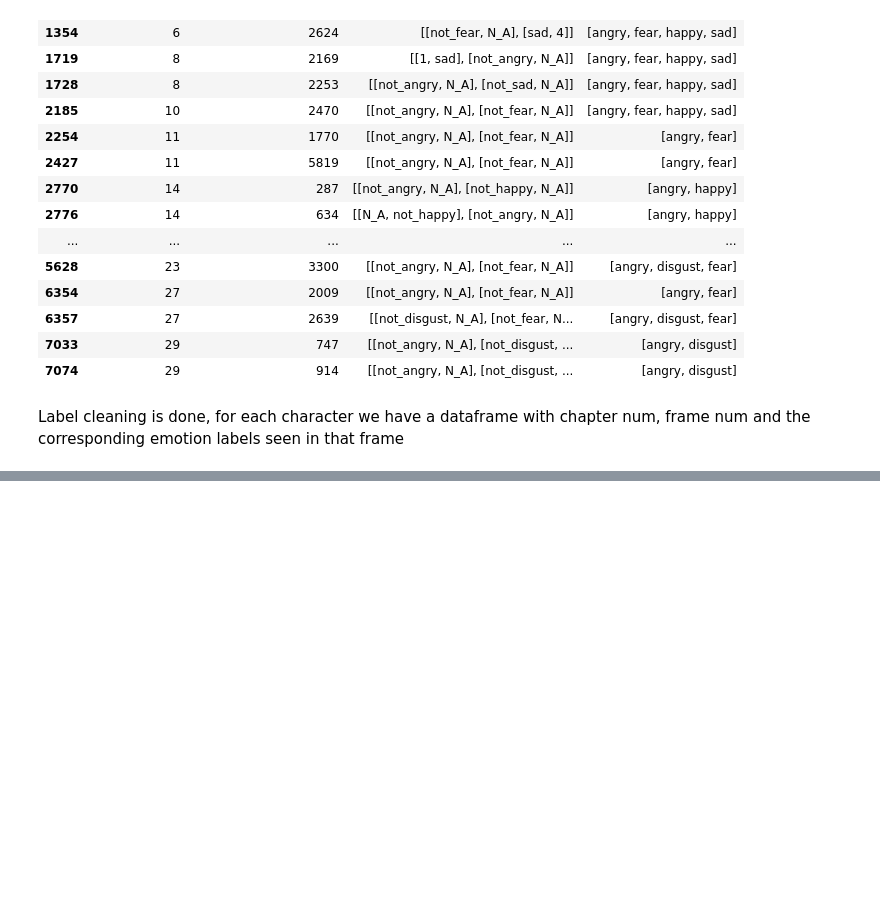
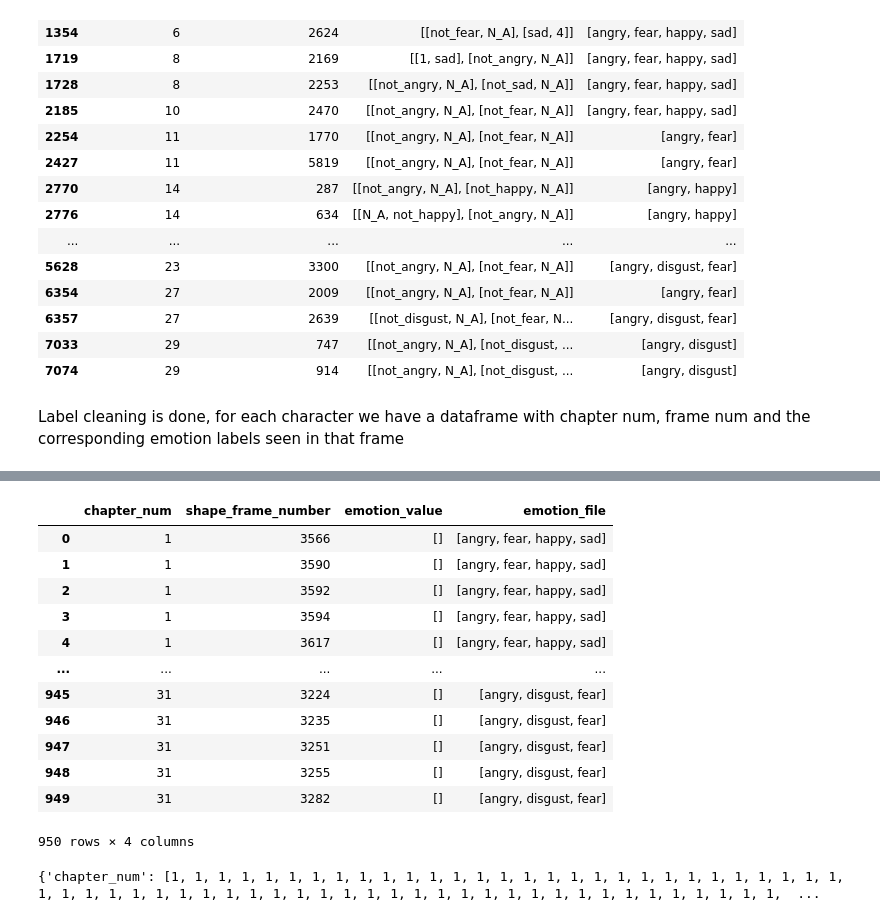
Before and after one commit to SteinwayThor/eeg-features-movies, a Jupyter notebook: EDA_and_Data_Extraction.ipynb, the cells around one changed output, grey strips where cells are left out. Cells and saved outputs as stored; diff of their text form; code cells hidden in the pictures; blank space fills up the shorter version.

```diff
--- a/EDA_and_Data_Extraction.ipynb
+++ b/EDA_and_Data_Extraction.ipynb
@@ -648,0 +688,16 @@ chapter num, frame num and the corresponding emotion labels seen in that frame
+# %%
+char_dfs['eve']
+# %% [output]
+|  | chapter_num | shape_frame_number | emotion_value | emotion_file |
+| 0 | 1 | 3566 | [] | [angry, fear, happy, sad] |
+| 1 | 1 | 3590 | [] | [angry, fear, happy, sad] |
+| 2 | 1 | 3592 | [] | [angry, fear, happy, sad] |
+| 3 | 1 | 3594 | [] | [angry, fear, happy, sad] |
+| 4 | 1 | 3617 | [] | [angry, fear, happy, sad] |
+| ... | ... | ... | ... | ... |
+| 945 | 31 | 3224 | [] | [angry, disgust, fear] |
+| 946 | 31 | 3235 | [] | [angry, disgust, fear] |
+| 947 | 31 | 3251 | [] | [angry, disgust, fear] |
+| 948 | 31 | 3255 | [] | [angry, disgust, fear] |
+| 949 | 31 | 3282 | [] | [angry, disgust, fear] |
+950 rows × 4 columns
@@ -648,0 +718,35 @@ chapter num, frame num and the corresponding emotion labels seen in that frame
+# %%
+eve_dict = char_dfs['eve'].to_dict()
+
+for key in eve_dict:
+  eve_dict[key] = list(eve_dict[key].values())
+
+current_eve_emotions = {'angry': 'not_angry', 'happy': 'not_happy', 'disgust': 'not_disgust', 'fear': 'not_fear', 'sad': 'not_sad'}
+
+eve_labels = {}
+# keys: (chapter, frame)
+# values: emotion
+
+current_chapter = eve_dict['chapter_num'][0]
+for frame in len(eve_dict['chapter_num']):
+
+  # Detect new chapter
+  if not eve_dict['chapter_num'][frame] == current_chapter:
+    # Reset emotions to negative: I don't think they carry over between chapters, by checking DF it would otherwise look like Eve is sad forever after shooting James
+    current_chapter = eve_dict['chapter_num'][frame]
+    current_eve_emotions = {'angry': 'not_angry', 'happy': 'not_happy', 'disgust': 'not_disgust', 'fear': 'not_fear', 'sad': 'not_sad'}
+
+  # Detect absence of change in emotion
+  if not len(eve_dict['emotion_value'][frame]) > 0:
+    # Set label
+    eve_labels[(eve_dict['chapter_num'][frame], eve_dict['shape_frame_number'][frame])] = process_emotion_dict(current_eve_emotions)
+
+  # Detect change in emotion
+  else:
+    # Update emotions
+    for emotion in eve_dict['emotion_value']:
+
+    # Set label
+    eve_labels[(eve_dict['chapter_num'][frame], eve_dict['shape_frame_number'][frame])] = process_emotion_dict(current_eve_emotions)
+# %% [output]
+{'chapter_num': [1, 1, 1, 1, 1, 1, 1, 1, 1, 1, 1, 1, 1, 1, 1, 1, 1, 1, 1, 1, 1, 1, 1, 1, 1, 1, 1, 1, 1, 1, 1, 1, 1, 1, 1, 1, 1, 1, 1, 1, 1, 1, 1, 1, 1, 1, 1, 1, 1, 1, 1, 1, 1, 1, 1, 1, 1, 1, 1, 1, 1,  ...
```
Also changed, not shown: parts of 5 cells of this notebook.
